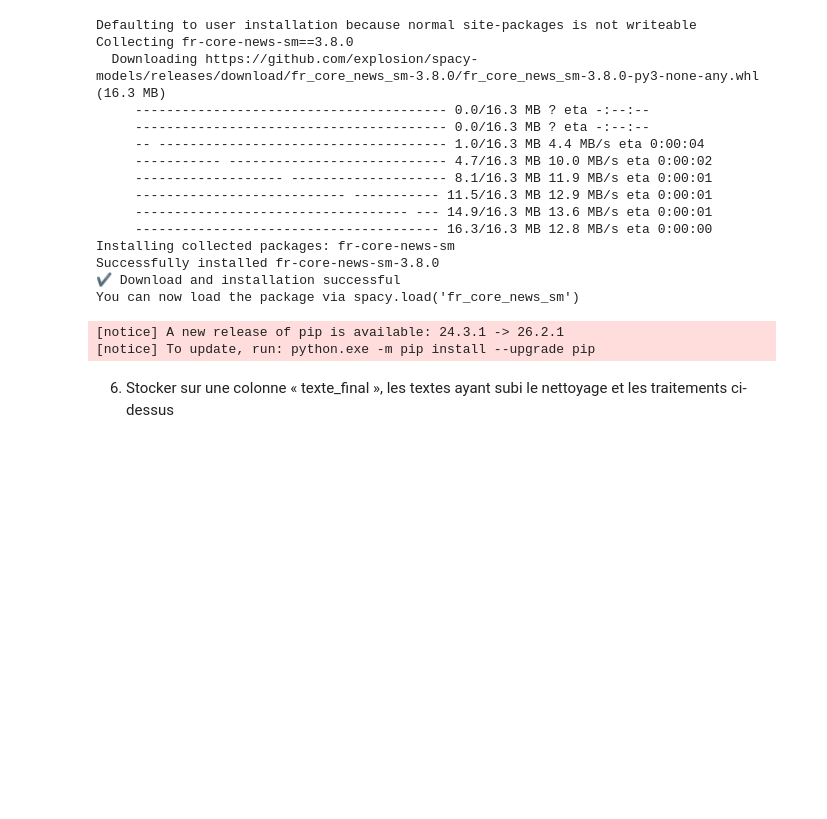
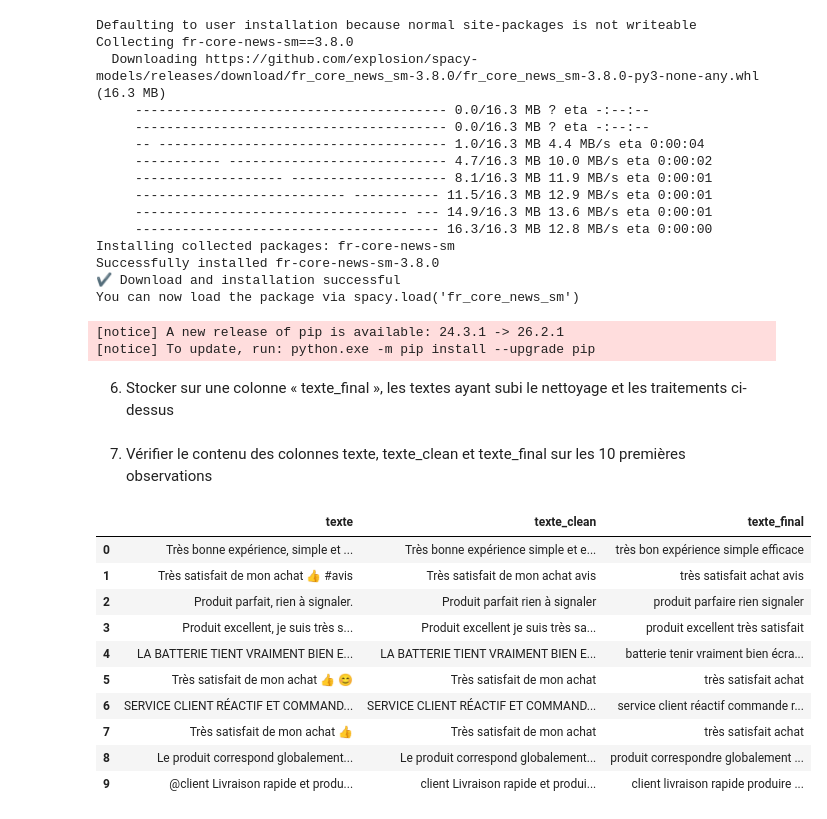
Before and after one commit to binetouwahab/smart_reviews, a Jupyter notebook: notebooks/atelier_prepa_donnees_textuelles.ipynb, the cells around one changed output. Saved outputs shown, nothing was run; the diff lists cells and outputs as text; code cells hidden in the pictures; blank space fills up the shorter version.

Commit message:
Vérifier le contenu des colonnes texte, texte_clean et texte_final sur les 10 premières observations

```diff
--- a/notebooks/atelier_prepa_donnees_textuelles.ipynb
+++ b/notebooks/atelier_prepa_donnees_textuelles.ipynb
@@ -1010,3 +1010,19 @@ df["texte_final"] = df["texte_final"].apply(
 6) Stocker sur une colonne « texte_final », les textes ayant subi le nettoyage et les traitements ci-dessus
 # %%
 df["texte_final"] = df["texte_final"].astype(str)
+# %% [markdown]
+7) Vérifier le contenu des colonnes texte, texte_clean et texte_final sur les 10 premières observations
+# %%
+df[["texte", "texte_clean", "texte_final"]].head(10)
+# %% [output]
+|  | texte | texte_clean | texte_final |
+| 0 | Très bonne expérience, simple et ... | Très bonne expérience simple et e... | très bon expérience simple efficace |
+| 1 | Très satisfait de mon achat 👍 #avis | Très satisfait de mon achat avis | très satisfait achat avis |
+| 2 | Produit parfait, rien à signaler. | Produit parfait rien à signaler | produit parfaire rien signaler |
+| 3 | Produit excellent, je suis très s... | Produit excellent je suis très sa... | produit excellent très satisfait |
+| 4 | LA BATTERIE TIENT VRAIMENT BIEN E... | LA BATTERIE TIENT VRAIMENT BIEN E... | batterie tenir vraiment bien écra... |
+| 5 | Très satisfait de mon achat 👍 😊 | Très satisfait de mon achat | très satisfait achat |
+| 6 | SERVICE CLIENT RÉACTIF ET COMMAND... | SERVICE CLIENT RÉACTIF ET COMMAND... | service client réactif commande r... |
+| 7 | Très satisfait de mon achat 👍 | Très satisfait de mon achat | très satisfait achat |
+| 8 | Le produit correspond globalement... | Le produit correspond globalement... | produit correspondre globalement ... |
+| 9 | @client Livraison rapide et produ... | client Livraison rapide et produi... | client livraison rapide produire ... |
```
